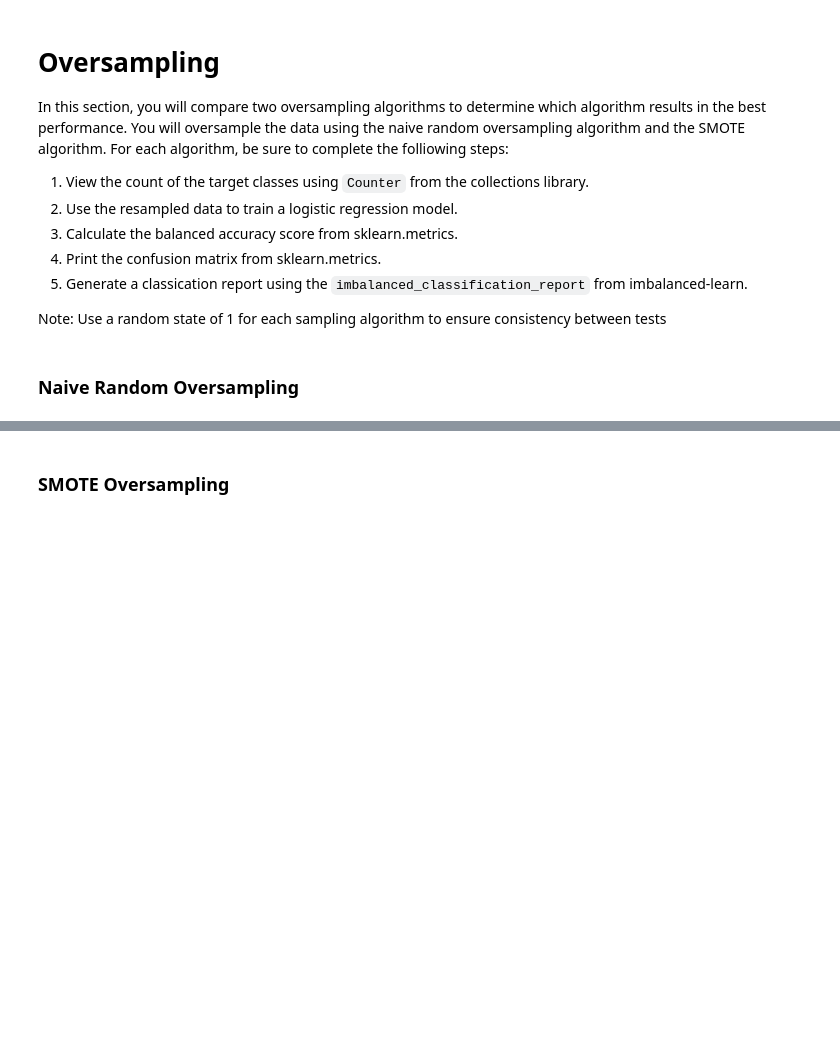
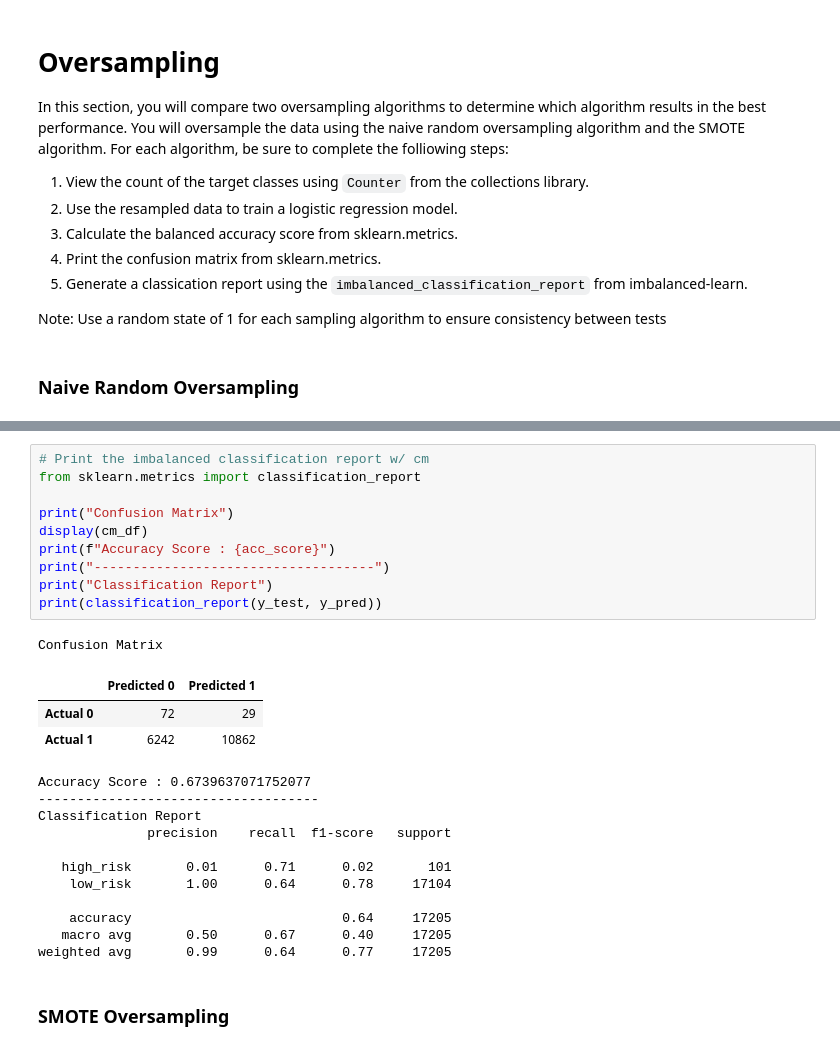
Before and after one commit to ajcurtis916/credit_risk_analysis, a Jupyter notebook: credit_risk_resampling.ipynb, the cells around one changed output, grey strips where cells are left out. Saved outputs shown, nothing was run; the diff lists cells and outputs as text; blank space fills up the shorter version.

```diff
--- a/credit_risk_resampling.ipynb
+++ b/credit_risk_resampling.ipynb
@@ -168,2 +223,28 @@ avg / total       0.99      0.55      0.74      0.71      0.64      0.40     172
+# %%
+# Print the imbalanced classification report w/ cm
+from sklearn.metrics import classification_report
+
+print("Confusion Matrix")
+display(cm_df)
+print(f"Accuracy Score : {acc_score}")
+print("------------------------------------")
+print("Classification Report")
+print(classification_report(y_test, y_pred))
+# %% [output]
+Confusion Matrix
+|  | Predicted 0 | Predicted 1 |
+| Actual 0 | 72 | 29 |
+| Actual 1 | 6242 | 10862 |
+Accuracy Score : 0.6739637071752077
+------------------------------------
+Classification Report
+              precision    recall  f1-score   support
+
+   high_risk       0.01      0.71      0.02       101
+    low_risk       1.00      0.64      0.78     17104
+
+    accuracy                           0.64     17205
+   macro avg       0.50      0.67      0.40     17205
+weighted avg       0.99      0.64      0.77     17205
 # %% [markdown]
 ### SMOTE Oversampling
```
Also changed, not shown: parts of 22 cells of this notebook.
